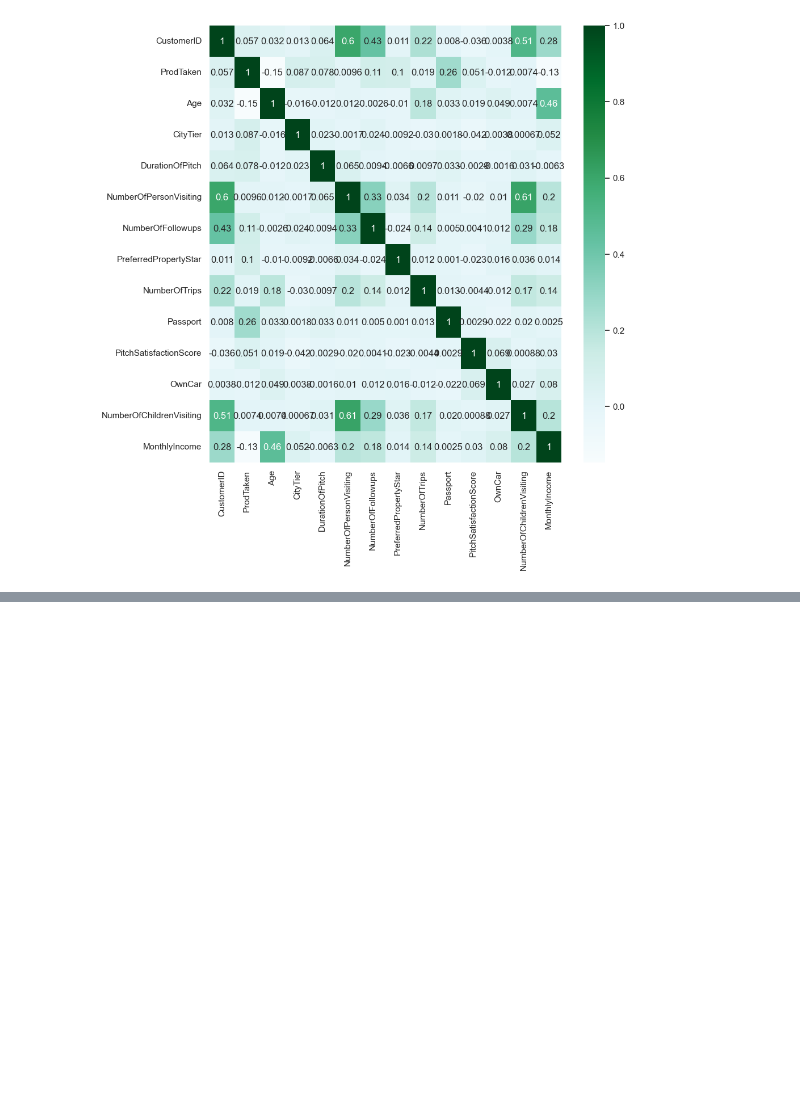
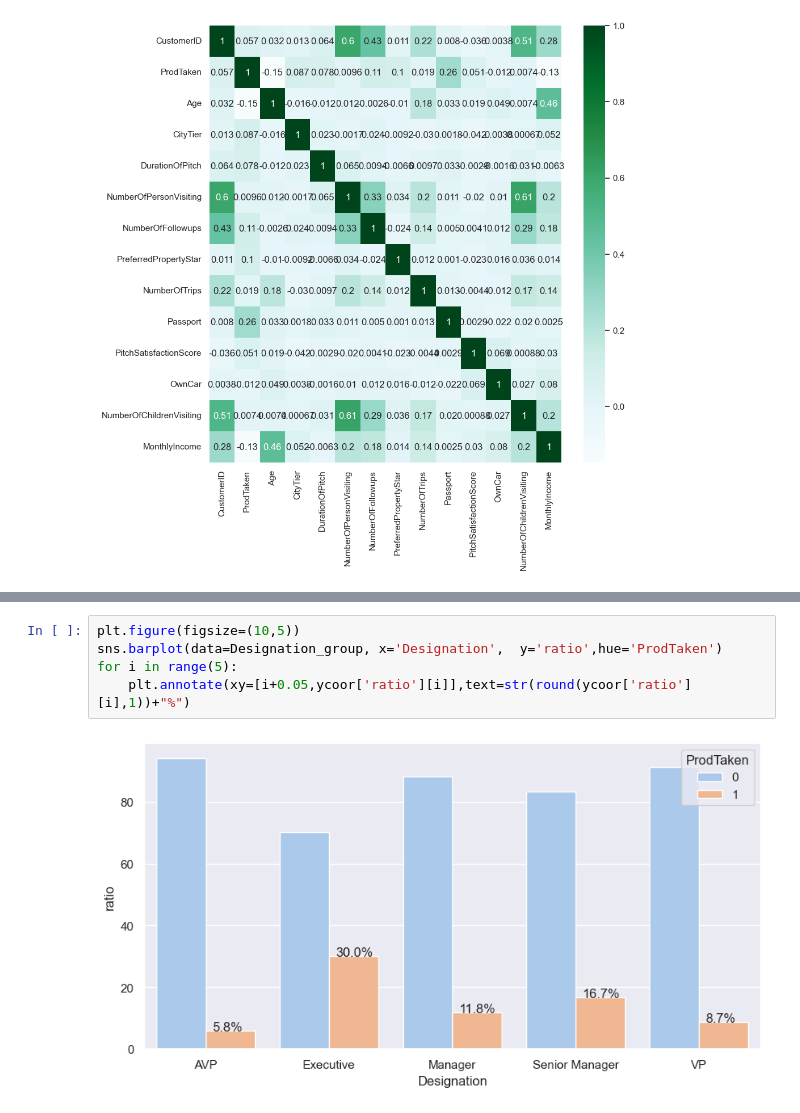
Before and after one commit to JodhiKrisantus/Classification-Holiday-Package-Prediction, a Jupyter notebook: Holiday_Predict.ipynb, the cells around one changed output, grey strips where cells are left out. Drawn from its saved outputs; the diff is of its cells as text; blank space fills up the shorter version.

```diff
--- a/Holiday_Predict.ipynb
+++ b/Holiday_Predict.ipynb
@@ -245,0 +251,7 @@ for i in range(len(diskrit)):
+# %%
+plt.figure(figsize=(10,5))
+sns.barplot(data=Designation_group, x='Designation',  y='ratio',hue='ProdTaken')
+for i in range(5):
+    plt.annotate(xy=[i+0.05,ycoor['ratio'][i]],text=str(round(ycoor['ratio'][i],1))+"%")
+# %% [output]
+[figure, added]
```
Also changed, not shown: parts of 15 cells of this notebook.
